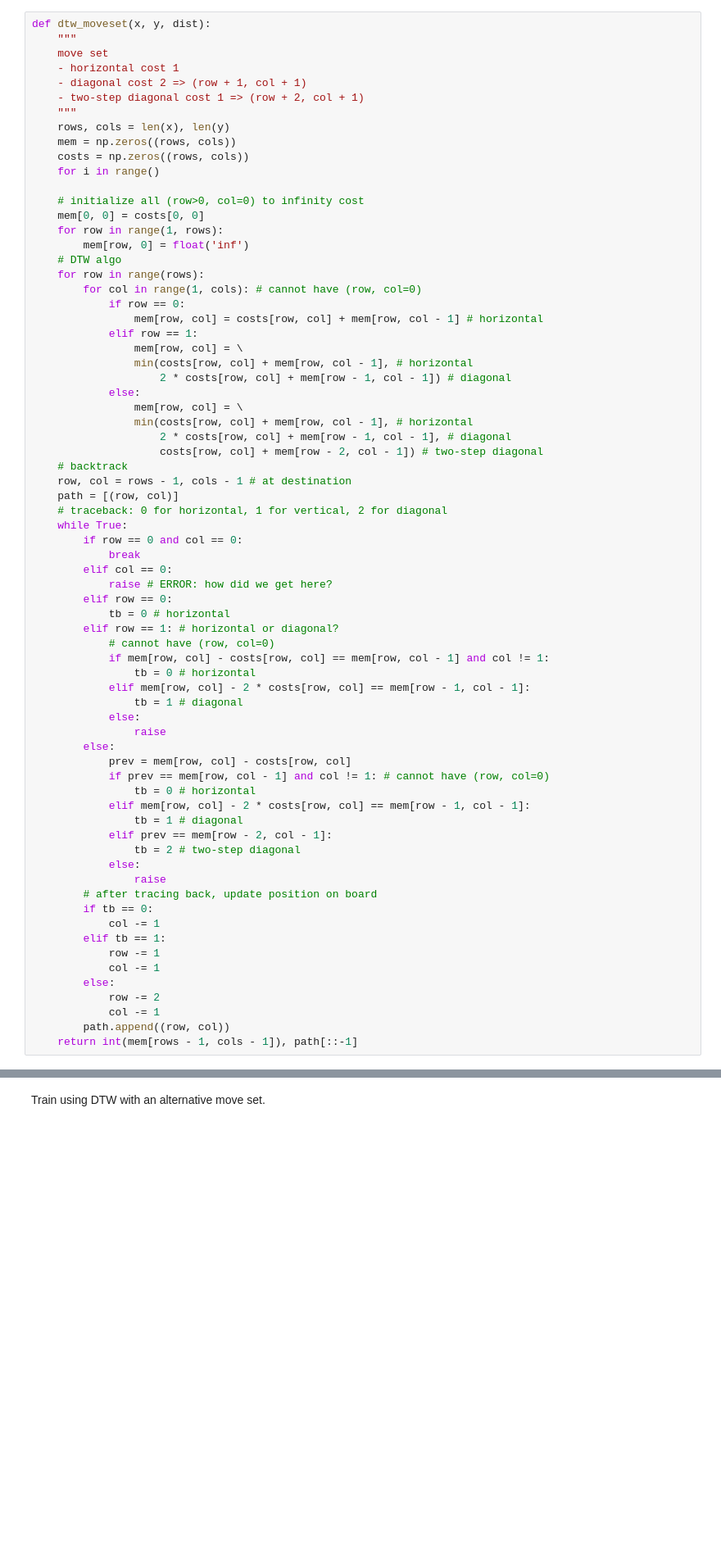
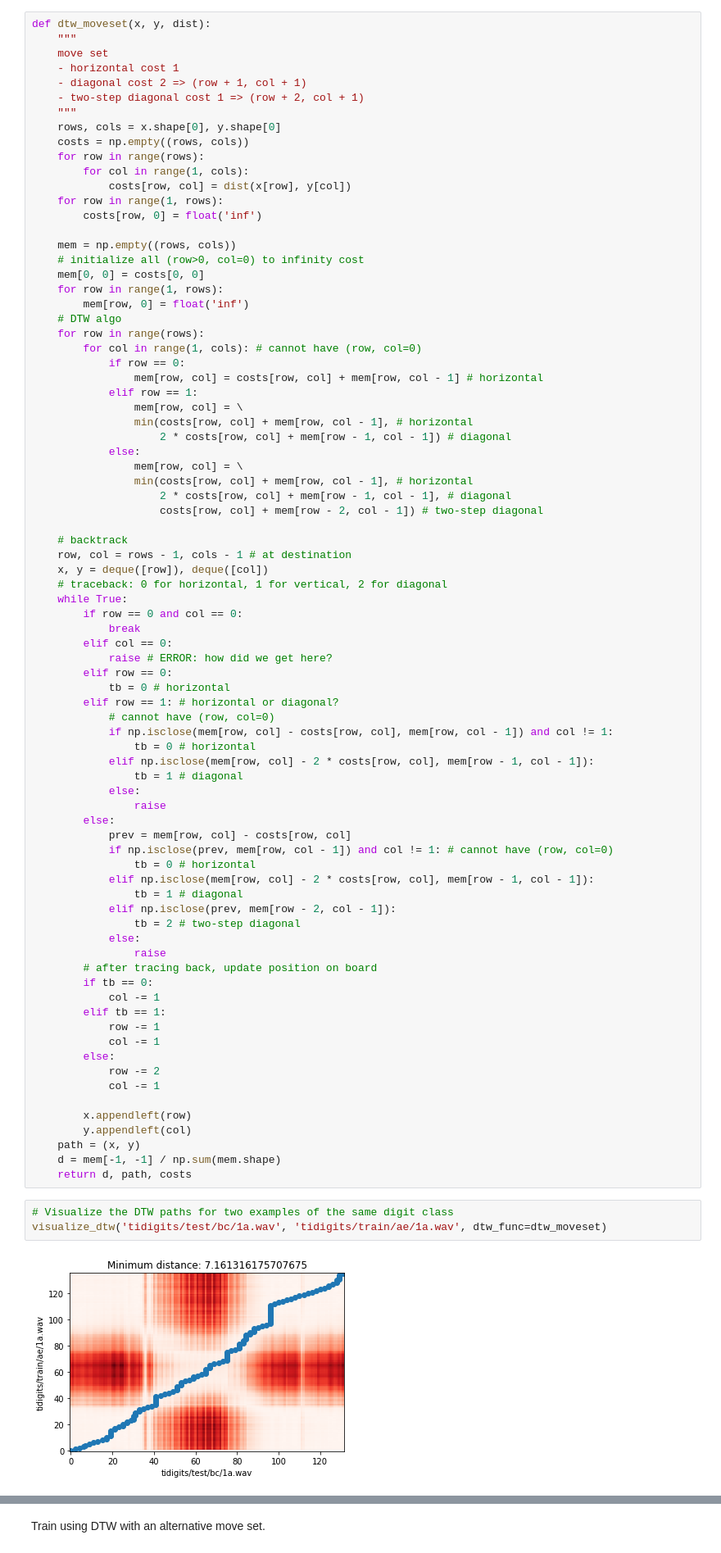
Before and after one commit to RuolinZheng08/ttic31110-speech-technologies, a Jupyter notebook: hw2/hw2.ipynb, the cells around one changed output, grey strips where cells are left out. Shown at 82% size. Saved outputs shown, nothing was run; the diff lists cells and outputs as text; blank space fills up the shorter version.

```diff
--- a/hw2/hw2.ipynb
+++ b/hw2/hw2.ipynb
@@ -532,11 +534,15 @@ def dtw_moveset(x, y, dist):
     - diagonal cost 2 => (row + 1, col + 1)
     - two-step diagonal cost 1 => (row + 2, col + 1)
     """
-    rows, cols = len(x), len(y)
-    mem = np.zeros((rows, cols))
-    costs = np.zeros((rows, cols))
-    for i in range()
+    rows, cols = x.shape[0], y.shape[0]
+    costs = np.empty((rows, cols))
+    for row in range(rows):
+        for col in range(1, cols):
+            costs[row, col] = dist(x[row], y[col])
+    for row in range(1, rows):
+        costs[row, 0] = float('inf')
 
+    mem = np.empty((rows, cols))
     # initialize all (row>0, col=0) to infinity cost
     mem[0, 0] = costs[0, 0]
     for row in range(1, rows):
@@ -555,9 +561,10 @@ def dtw_moveset(x, y, dist):
                 min(costs[row, col] + mem[row, col - 1], # horizontal
                     2 * costs[row, col] + mem[row - 1, col - 1], # diagonal
                     costs[row, col] + mem[row - 2, col - 1]) # two-step diagonal
+
     # backtrack
     row, col = rows - 1, cols - 1 # at destination
-    path = [(row, col)]
+    x, y = deque([row]), deque([col])
     # traceback: 0 for horizontal, 1 for vertical, 2 for diagonal
     while True:
         if row == 0 and col == 0:
@@ -568,19 +575,19 @@ def dtw_moveset(x, y, dist):
             tb = 0 # horizontal
         elif row == 1: # horizontal or diagonal?
             # cannot have (row, col=0)
-            if mem[row, col] - costs[row, col] == mem[row, col - 1] and col != 1:
+            if np.isclose(mem[row, col] - costs[row, col], mem[row, col - 1]) and col != 1:
                 tb = 0 # horizontal
-            elif mem[row, col] - 2 * costs[row, col] == mem[row - 1, col - 1]:
+            elif np.isclose(mem[row, col] - 2 * costs[row, col], mem[row - 1, col - 1]):
                 tb = 1 # diagonal
             else:
                 raise
         else:
             prev = mem[row, col] - costs[row, col]
-            if prev == mem[row, col - 1] and col != 1: # cannot have (row, col=0)
+            if np.isclose(prev, mem[row, col - 1]) and col != 1: # cannot have (row, col=0)
                 tb = 0 # horizontal
-            elif mem[row, col] - 2 * costs[row, col] == mem[row - 1, col - 1]:
+            elif np.isclose(mem[row, col] - 2 * costs[row, col], mem[row - 1, col - 1]):
                 tb = 1 # diagonal
-            elif prev == mem[row - 2, col - 1]:
+            elif np.isclose(prev, mem[row - 2, col - 1]):
                 tb = 2 # two-step diagonal
             else:
                 raise
@@ -593,5 +600,14 @@ def dtw_moveset(x, y, dist):
         else:
             row -= 2
             col -= 1
-        path.append((row, col))
-    return int(mem[rows - 1, cols - 1]), path[::-1]
+
+        x.appendleft(row)
+        y.appendleft(col)
+    path = (x, y)
+    d = mem[-1, -1] / np.sum(mem.shape)
+    return d, path, costs
+# %%
+# Visualize the DTW paths for two examples of the same digit class
+visualize_dtw('tidigits/test/bc/1a.wav', 'tidigits/train/ae/1a.wav', dtw_func=dtw_moveset)
+# %% [output]
+[figure, added]
```
Also changed, not shown: parts of 4 cells of this notebook.
